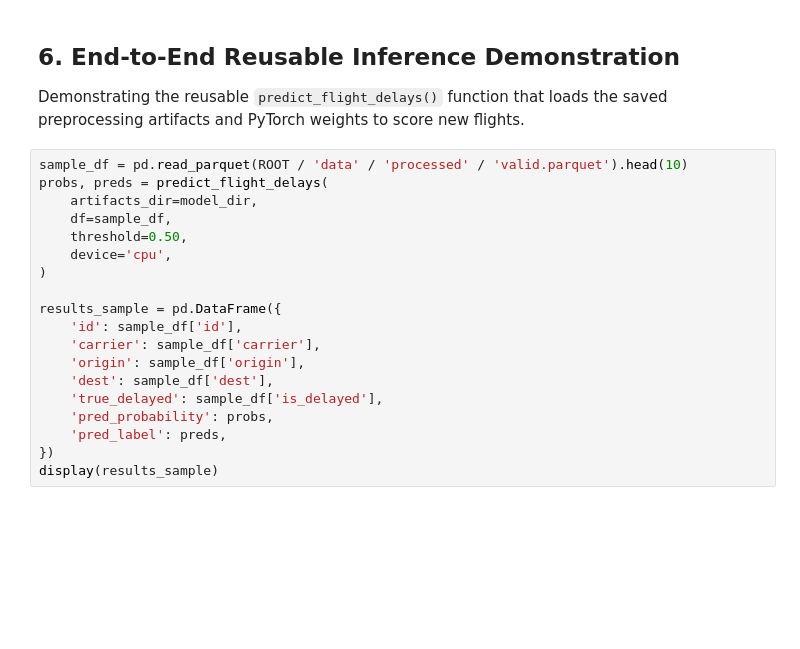
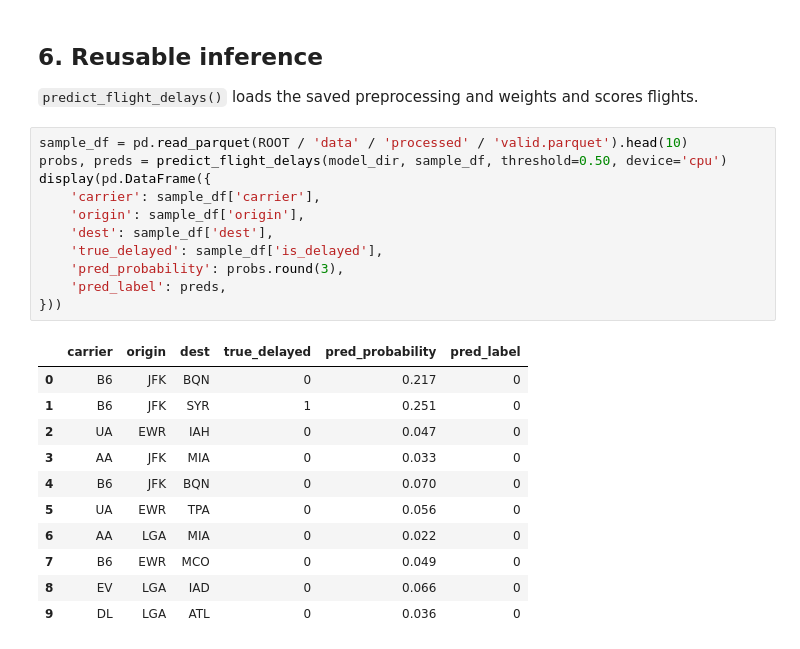
Before and after one commit to ganga-300/flight-delay-prediction, a Jupyter notebook: notebooks/phase2_member1_mlp.ipynb, the cells around one changed output. Drawn from its saved outputs; the diff is of its cells as text; blank space fills up the shorter version.

```diff
--- a/notebooks/phase2_member1_mlp.ipynb
+++ b/notebooks/phase2_member1_mlp.ipynb
@@ -118,23 +118,27 @@ display(comp_df)
 # %% [markdown]
-## 6. End-to-End Reusable Inference Demonstration
+## 6. Reusable inference
 
-Demonstrating the reusable `predict_flight_delays()` function that loads the saved preprocessing artifacts and PyTorch weights to score new flights.
+`predict_flight_delays()` loads the saved preprocessing and weights and scores flights.
 # %%
 sample_df = pd.read_parquet(ROOT / 'data' / 'processed' / 'valid.parquet').head(10)
-probs, preds = predict_flight_delays(
-    artifacts_dir=model_dir,
-    df=sample_df,
-    threshold=0.50,
-    device='cpu',
-)
-
-results_sample = pd.DataFrame({
-    'id': sample_df['id'],
+probs, preds = predict_flight_delays(model_dir, sample_df, threshold=0.50, device='cpu')
+display(pd.DataFrame({
     'carrier': sample_df['carrier'],
     'origin': sample_df['origin'],
     'dest': sample_df['dest'],
     'true_delayed': sample_df['is_delayed'],
-    'pred_probability': probs,
+    'pred_probability': probs.round(3),
     'pred_label': preds,
-})
-display(results_sample)
+}))
+# %% [output]
+|  | carrier | origin | dest | true_delayed | pred_probability | pred_label |
+| 0 | B6 | JFK | BQN | 0 | 0.217 | 0 |
+| 1 | B6 | JFK | SYR | 1 | 0.251 | 0 |
+| 2 | UA | EWR | IAH | 0 | 0.047 | 0 |
+| 3 | AA | JFK | MIA | 0 | 0.033 | 0 |
+| 4 | B6 | JFK | BQN | 0 | 0.070 | 0 |
+| 5 | UA | EWR | TPA | 0 | 0.056 | 0 |
+| 6 | AA | LGA | MIA | 0 | 0.022 | 0 |
+| 7 | B6 | EWR | MCO | 0 | 0.049 | 0 |
+| 8 | EV | LGA | IAD | 0 | 0.066 | 0 |
+| 9 | DL | LGA | ATL | 0 | 0.036 | 0 |
```
Also changed, not shown: parts of 21 cells of this notebook, 23 other files.
